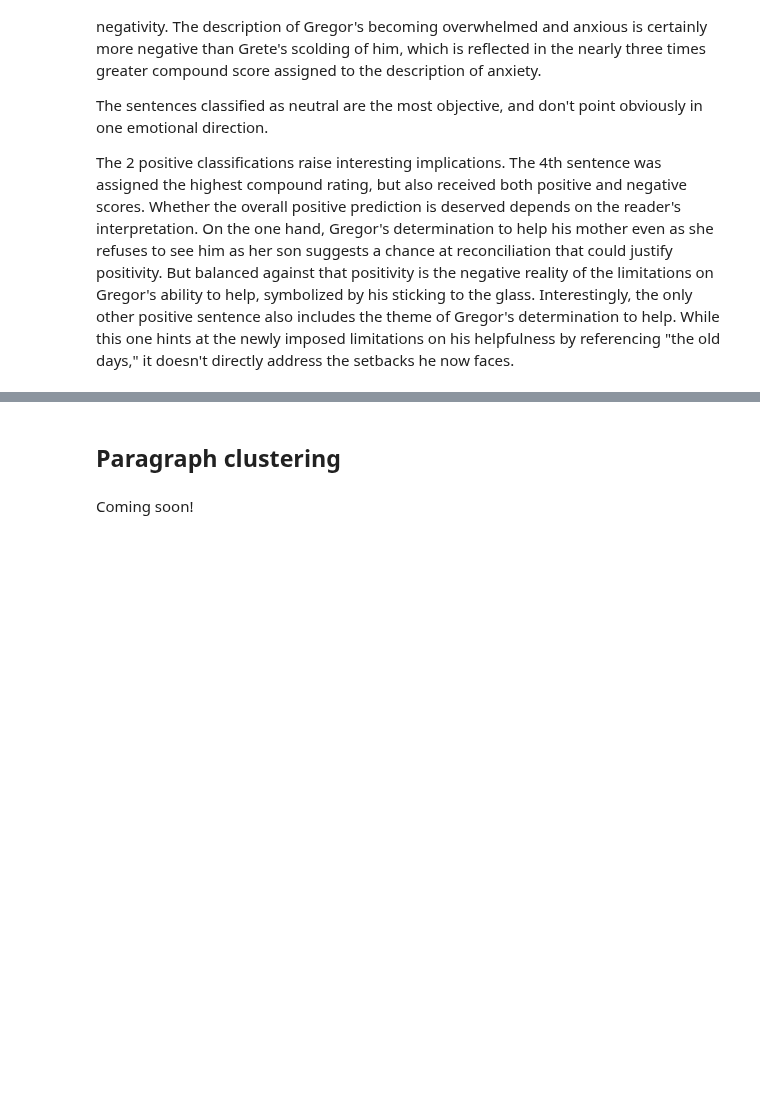
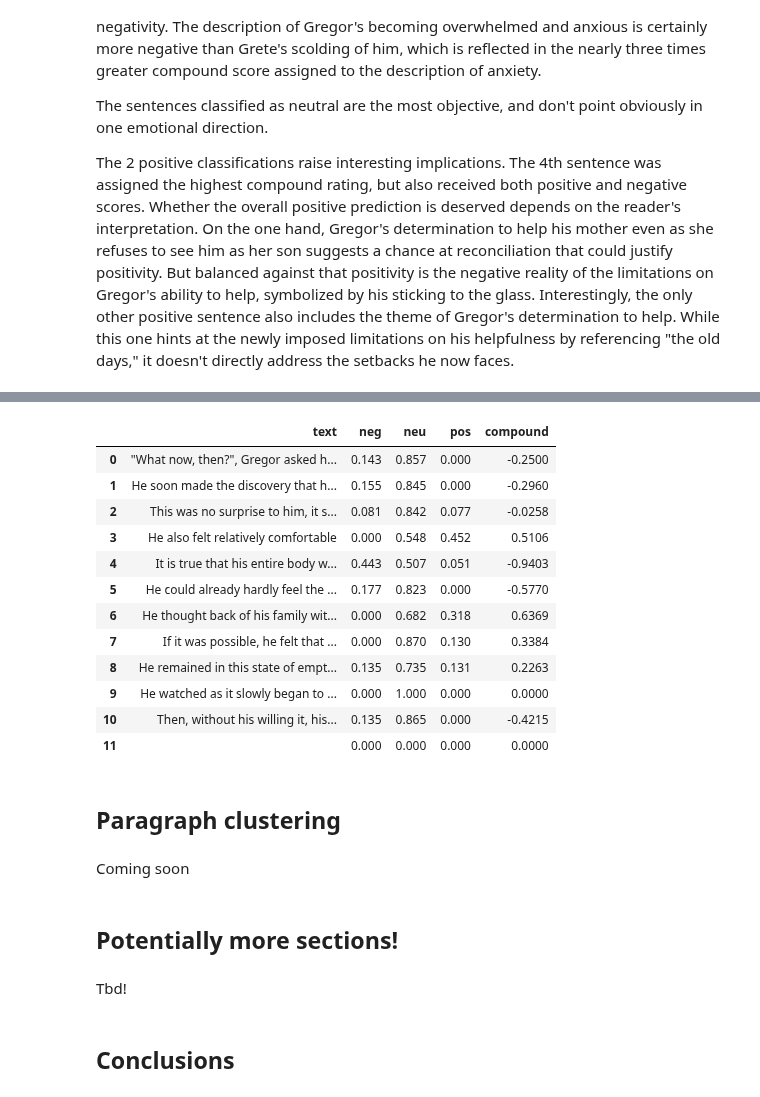
Before and after one commit to jennifernj/NLP-for-philosophy, a Jupyter notebook: Metamorphosis analysis.ipynb, the cells around one changed output, grey strips where cells are left out. Cells and saved outputs as stored; diff of their text form; code cells hidden in the pictures; blank space fills up the shorter version.

```diff
--- a/Metamorphosis analysis.ipynb
+++ b/Metamorphosis analysis.ipynb
@@ -470,7 +472,3 @@ All of the negative classifications appear to be correct. Not only that, but the
 The sentences classified as neutral are the most objective, and don't point obviously in one emotional direction.
 
 The 2 positive classifications raise interesting implications. The 4th sentence was assigned the highest compound rating, but also received both positive and negative scores. Whether the overall positive prediction is deserved  depends on the reader's interpretation. On the one hand, Gregor's determination to help his mother even as she refuses to see him as her son suggests a chance at reconciliation that could justify positivity. But balanced against that positivity is the negative reality of the limitations on Gregor's ability to help, symbolized by his sticking to the glass. Interestingly, the only other positive sentence also includes the theme of Gregor's determination to help. While this one hints at the newly imposed limitations on his helpfulness by referencing "the old days," it doesn't directly address the setbacks he now faces.
-# %%
-sent="""
-It is true that his entire body was aching, but the pain seemed to be slowly getting weaker and weaker and would finally disappear altogether.
-"""
@@ -483,4 +480,36 @@ analyzer.polarity_scores(sent)
+# %%
+bye_gregor = """"What now, then?", Gregor asked himself as he looked round in the darkness. He soon made the discovery that he could no longer move at all. This was no surprise to him, it seemed rather that being able to actually move around on those spindly little legs until then was unnatural. He also felt relatively comfortable. It is true that his entire body was aching, but the pain seemed to be slowly getting weaker and weaker and would finally disappear altogether. He could already hardly feel the decayed apple in his back or the inflamed area around it, which was entirely covered in white dust. He thought back of his family with emotion and love. If it was possible, he felt that he must go away even more strongly than his sister. He remained in this state of empty and peaceful rumination until he heard the clock tower strike three in the morning. He watched as it slowly began to get light everywhere outside the window too. Then, without his willing it, his head sank down completely, and his last breath flowed weakly from his nostrils."""
+# %%
+bye_gregor_sents = bye_gregor.split('.')
+
+bye_gregor_table = pd.DataFrame(columns = ['text', 'neg', 'neu', 'pos', 'compound'])
+
+for i in range(len(bye_gregor_sents)):
+    sent = bye_gregor_sents[i]
+    bye_gregor_table.loc[i] = [sent] + list(analyzer.polarity_scores(sent).values())
+# %%
+bye_gregor_table
+# %% [output]
+|  | text | neg | neu | pos | compound |
+| 0 | "What now, then?", Gregor asked h... | 0.143 | 0.857 | 0.000 | -0.2500 |
+| 1 | He soon made the discovery that h... | 0.155 | 0.845 | 0.000 | -0.2960 |
+| 2 | This was no surprise to him, it s... | 0.081 | 0.842 | 0.077 | -0.0258 |
+| 3 | He also felt relatively comfortable | 0.000 | 0.548 | 0.452 | 0.5106 |
+| 4 | It is true that his entire body w... | 0.443 | 0.507 | 0.051 | -0.9403 |
+| 5 | He could already hardly feel the ... | 0.177 | 0.823 | 0.000 | -0.5770 |
+| 6 | He thought back of his family wit... | 0.000 | 0.682 | 0.318 | 0.6369 |
+| 7 | If it was possible, he felt that ... | 0.000 | 0.870 | 0.130 | 0.3384 |
+| 8 | He remained in this state of empt... | 0.135 | 0.735 | 0.131 | 0.2263 |
+| 9 | He watched as it slowly began to ... | 0.000 | 1.000 | 0.000 | 0.0000 |
+| 10 | Then, without his willing it, his... | 0.135 | 0.865 | 0.000 | -0.4215 |
+| 11 |  | 0.000 | 0.000 | 0.000 | 0.0000 |
 # %% [markdown]
 ## Paragraph clustering
 # %% [markdown]
-Coming soon!
+Coming soon
+# %% [markdown]
+## Potentially more sections!
+# %% [markdown]
+Tbd!
+# %% [markdown]
+## Conclusions
```
Also changed, not shown: parts of 4 cells of this notebook.
